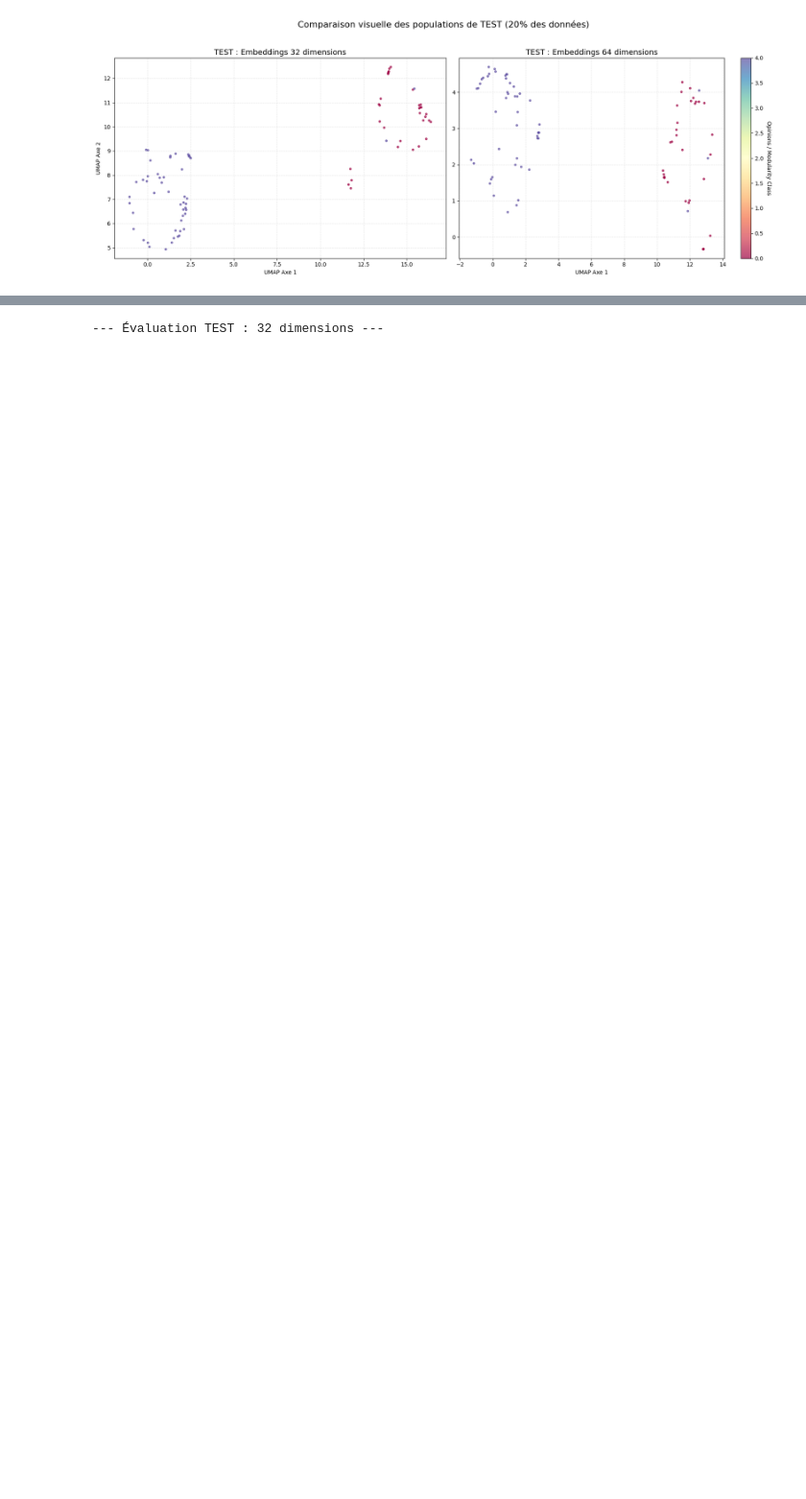
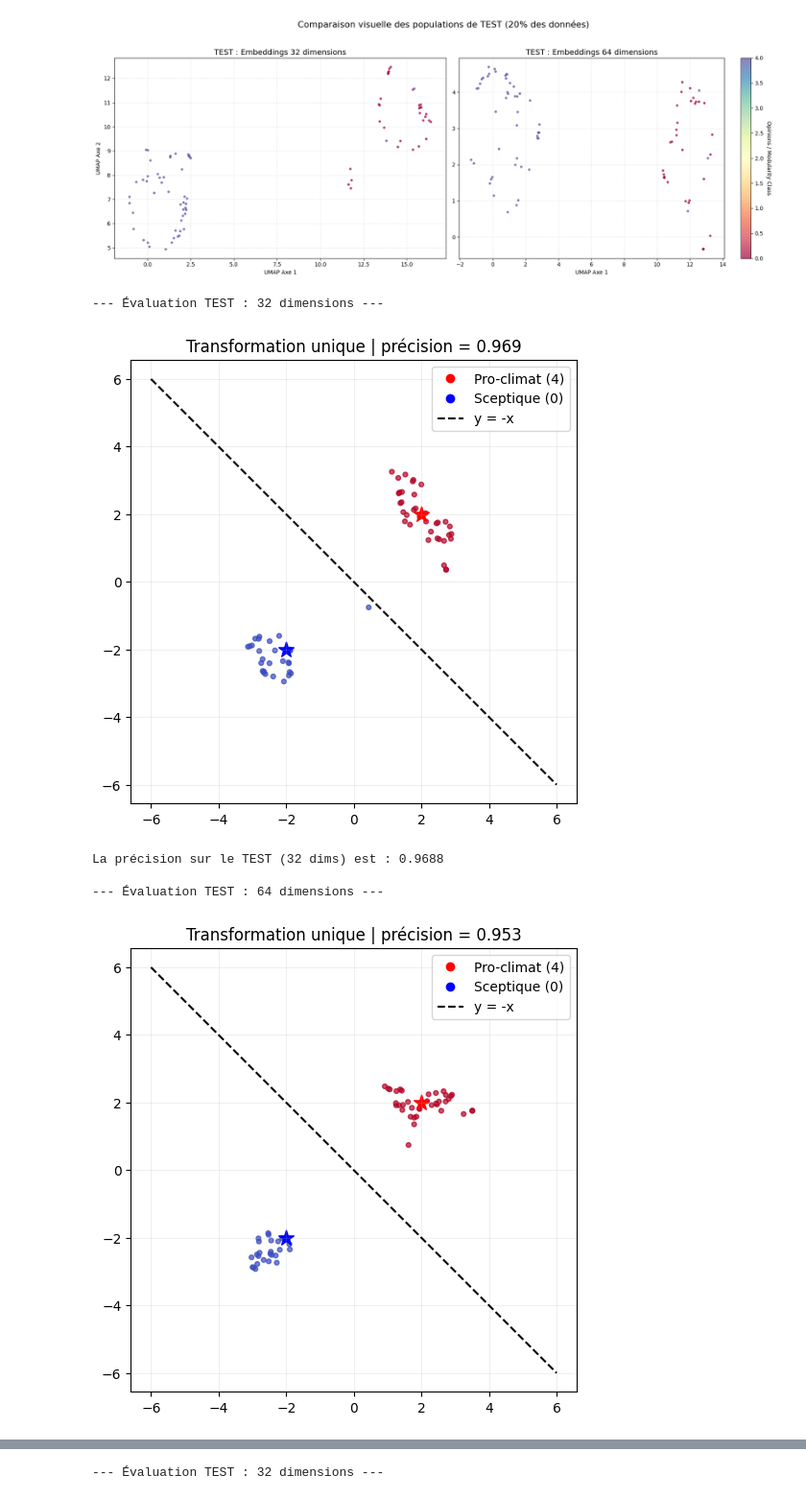
Before and after one commit to MenadAcheraiou/embeddingGraphesIA, a Jupyter notebook: umap_gnn.ipynb, the cells around one changed output, grey strips where cells are left out. Shown at 96% size. Cells and saved outputs as stored; diff of their text form; code cells hidden in the pictures; blank space fills up the shorter version.

```diff
--- a/umap_gnn.ipynb
+++ b/umap_gnn.ipynb
@@ -270,3 +376,30 @@ plt.tight_layout(rect=[0, 0.03, 1, 0.95])
 plt.show()
 # %% [output]
 [figure]
+# %%
+# --- CALCUL DE PRÉCISION SUR LE TEST - 32 DIMENSIONS ---
+print("--- Évaluation TEST : 32 dimensions ---")
+# On utilise test_emb32 (coordonnées UMAP) et test_opinions32 (vrais labels)
+pre_n_test32 = fonctions.barycenter_precision2(test_emb32, test_opinions32)
+print(f"La précision sur le TEST (32 dims) est : {pre_n_test32:.4f}\n")
+
+# --- CALCUL DE PRÉCISION SUR LE TEST - 64 DIMENSIONS ---
+print("--- Évaluation TEST : 64 dimensions ---")
+# On utilise test_emb64 (coordonnées UMAP) et test_opinions64 (vrais labels)
+pre_n_test64 = fonctions.barycenter_precision2(test_emb64, test_opinions64)
+print(f"La précision sur le TEST (64 dims) est : {pre_n_test64:.4f}\n")
+
+# --- COMPARAISON DES PERFORMANCES ---
+print("-" * 30)
+if pre_n_test64 > pre_n_test32:
+    gain = (pre_n_test64 - pre_n_test32) * 100
+    print(f"Le passage à 64 dimensions améliore la précision de {gain:.2f}%")
+else:
+    print("Les 64 dimensions n'apportent pas d'amélioration significative sur le test.")
+# %% [output]
+--- Évaluation TEST : 32 dimensions ---
+[figure, added]
+La précision sur le TEST (32 dims) est : 0.9688
+
+--- Évaluation TEST : 64 dimensions ---
+[figure, added]
```
Also changed, not shown: parts of 14 cells of this notebook.
